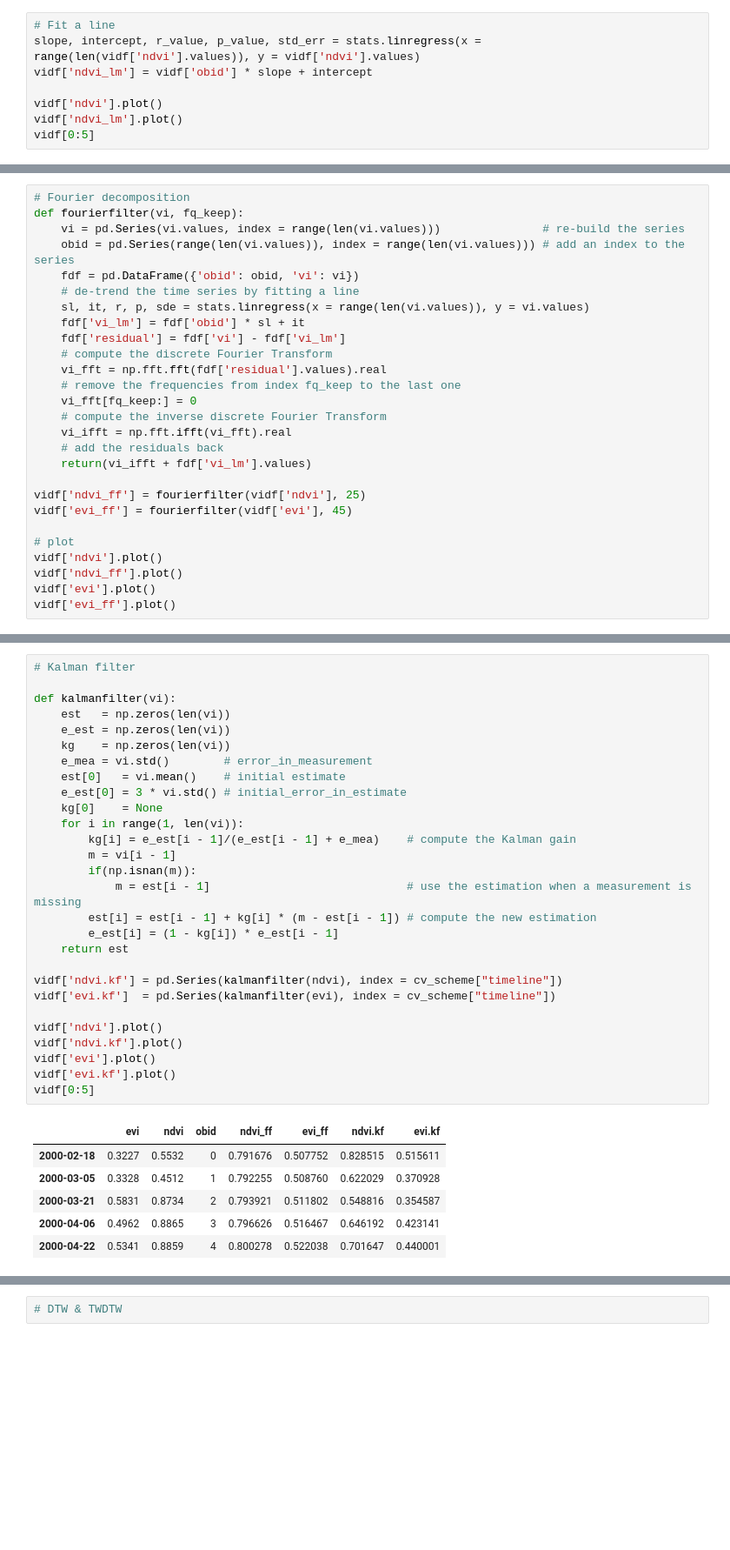
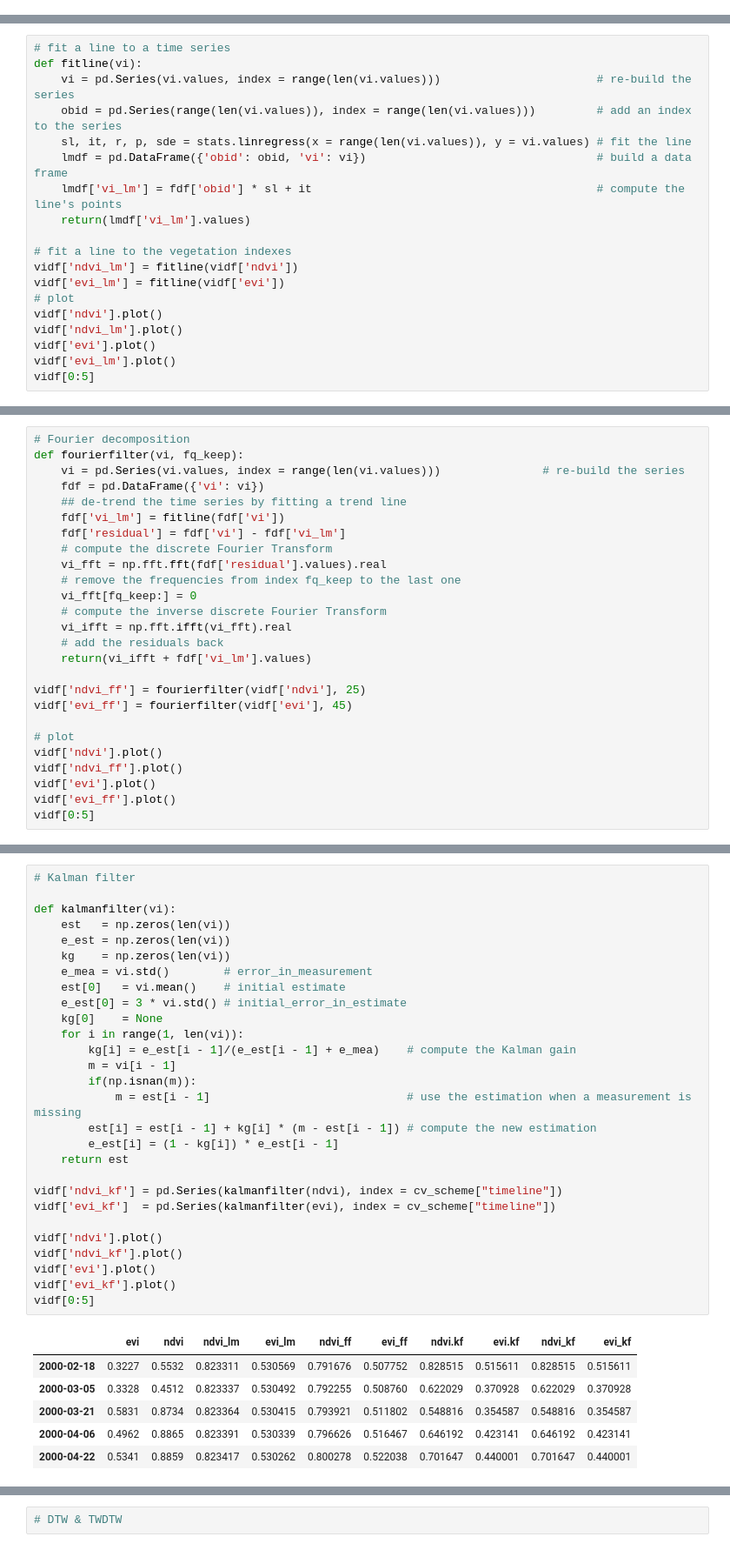
Before and after one commit to rolfsimoes/wgiss-py-webinar, a Jupyter notebook: WGISS_Tech_Webinar.ipynb, the cells around one changed output, grey strips where cells are left out. Shown: that part at 87% size. Saved outputs shown, nothing was run; the diff lists cells and outputs as text; blank space fills up the shorter version.

```diff
--- a/WGISS_Tech_Webinar.ipynb
+++ b/WGISS_Tech_Webinar.ipynb
@@ -106,11 +145,3 @@ vidf['evi'].plot()
 # %% [output]
 <matplotlib.axes._subplots.AxesSubplot at 0x...>
 [figure]
-# %%
-# Fit a line
-slope, intercept, r_value, p_value, std_err = stats.linregress(x = range(len(vidf['ndvi'].values)), y = vidf['ndvi'].values)
-vidf['ndvi_lm'] = vidf['obid'] * slope + intercept
-
-vidf['ndvi'].plot()
-vidf['ndvi_lm'].plot()
-vidf[0:5]
@@ -124,0 +148,19 @@ vidf[0:5]
+# %%
+# fit a line to a time series
+def fitline(vi):
+    vi = pd.Series(vi.values, index = range(len(vi.values)))                       # re-build the series
+    obid = pd.Series(range(len(vi.values)), index = range(len(vi.values)))         # add an index to the series
+    sl, it, r, p, sde = stats.linregress(x = range(len(vi.values)), y = vi.values) # fit the line
+    lmdf = pd.DataFrame({'obid': obid, 'vi': vi})                                  # build a data frame
+    lmdf['vi_lm'] = fdf['obid'] * sl + it                                          # compute the line's points
+    return(lmdf['vi_lm'].values)
+
+# fit a line to the vegetation indexes
+vidf['ndvi_lm'] = fitline(vidf['ndvi'])
+vidf['evi_lm'] = fitline(vidf['evi'])
+# plot
+vidf['ndvi'].plot()
+vidf['ndvi_lm'].plot()
+vidf['evi'].plot()
+vidf['evi_lm'].plot()
+vidf[0:5]
@@ -126,11 +176,9 @@ vidf[0:5]
 # Fourier decomposition
 def fourierfilter(vi, fq_keep):
     vi = pd.Series(vi.values, index = range(len(vi.values)))               # re-build the series
-    obid = pd.Series(range(len(vi.values)), index = range(len(vi.values))) # add an index to the series
-    fdf = pd.DataFrame({'obid': obid, 'vi': vi})
-    # de-trend the time series by fitting a line
-    sl, it, r, p, sde = stats.linregress(x = range(len(vi.values)), y = vi.values)
-    fdf['vi_lm'] = fdf['obid'] * sl + it
+    fdf = pd.DataFrame({'vi': vi})
+    ## de-trend the time series by fitting a trend line
+    fdf['vi_lm'] = fitline(fdf['vi'])
     fdf['residual'] = fdf['vi'] - fdf['vi_lm']
     # compute the discrete Fourier Transform
     vi_fft = np.fft.fft(fdf['residual'].values).real
@@ -149,4 +197,5 @@ vidf['ndvi'].plot()
 vidf['ndvi_ff'].plot()
 vidf['evi'].plot()
 vidf['evi_ff'].plot()
+vidf[0:5]
 # %% [output]
@@ -155,38 +209,38 @@ vidf['evi_ff'].plot()
 # %%
 # Kalman filter
 
 def kalmanfilter(vi):
     est   = np.zeros(len(vi))
     e_est = np.zeros(len(vi))
     kg    = np.zeros(len(vi))
     e_mea = vi.std()        # error_in_measurement
     est[0]   = vi.mean()    # initial estimate
     e_est[0] = 3 * vi.std() # initial_error_in_estimate
     kg[0]    = None
     for i in range(1, len(vi)):
         kg[i] = e_est[i - 1]/(e_est[i - 1] + e_mea)    # compute the Kalman gain
         m = vi[i - 1]
         if(np.isnan(m)):
             m = est[i - 1]                             # use the estimation when a measurement is missing
         est[i] = est[i - 1] + kg[i] * (m - est[i - 1]) # compute the new estimation
         e_est[i] = (1 - kg[i]) * e_est[i - 1]
     return est
 
-vidf['ndvi.kf'] = pd.Series(kalmanfilter(ndvi), index = cv_scheme["timeline"])
-vidf['evi.kf']  = pd.Series(kalmanfilter(evi), index = cv_scheme["timeline"])
+vidf['ndvi_kf'] = pd.Series(kalmanfilter(ndvi), index = cv_scheme["timeline"])
+vidf['evi_kf']  = pd.Series(kalmanfilter(evi), index = cv_scheme["timeline"])
 
 vidf['ndvi'].plot()
-vidf['ndvi.kf'].plot()
+vidf['ndvi_kf'].plot()
 vidf['evi'].plot()
-vidf['evi.kf'].plot()
+vidf['evi_kf'].plot()
 vidf[0:5]
 # %% [output]
-|  | evi | ndvi | obid | ndvi_ff | evi_ff | ndvi.kf | evi.kf |
-| 2000-02-18 | 0.3227 | 0.5532 | 0 | 0.791676 | 0.507752 | 0.828515 | 0.515611 |
-| 2000-03-05 | 0.3328 | 0.4512 | 1 | 0.792255 | 0.508760 | 0.622029 | 0.370928 |
-| 2000-03-21 | 0.5831 | 0.8734 | 2 | 0.793921 | 0.511802 | 0.548816 | 0.354587 |
-| 2000-04-06 | 0.4962 | 0.8865 | 3 | 0.796626 | 0.516467 | 0.646192 | 0.423141 |
-| 2000-04-22 | 0.5341 | 0.8859 | 4 | 0.800278 | 0.522038 | 0.701647 | 0.440001 |
+|  | evi | ndvi | ndvi_lm | evi_lm | ndvi_ff | evi_ff | ndvi.kf | evi.kf | ndvi_kf | evi_kf |
+| 2000-02-18 | 0.3227 | 0.5532 | 0.823311 | 0.530569 | 0.791676 | 0.507752 | 0.828515 | 0.515611 | 0.828515 | 0.515611 |
+| 2000-03-05 | 0.3328 | 0.4512 | 0.823337 | 0.530492 | 0.792255 | 0.508760 | 0.622029 | 0.370928 | 0.622029 | 0.370928 |
+| 2000-03-21 | 0.5831 | 0.8734 | 0.823364 | 0.530415 | 0.793921 | 0.511802 | 0.548816 | 0.354587 | 0.548816 | 0.354587 |
+| 2000-04-06 | 0.4962 | 0.8865 | 0.823391 | 0.530339 | 0.796626 | 0.516467 | 0.646192 | 0.423141 | 0.646192 | 0.423141 |
+| 2000-04-22 | 0.5341 | 0.8859 | 0.823417 | 0.530262 | 0.800278 | 0.522038 | 0.701647 | 0.440001 | 0.701647 | 0.440001 |
 [figure]
 # %%
 # DTW & TWDTW
```
Also changed, not shown: parts of 17 cells of this notebook.
